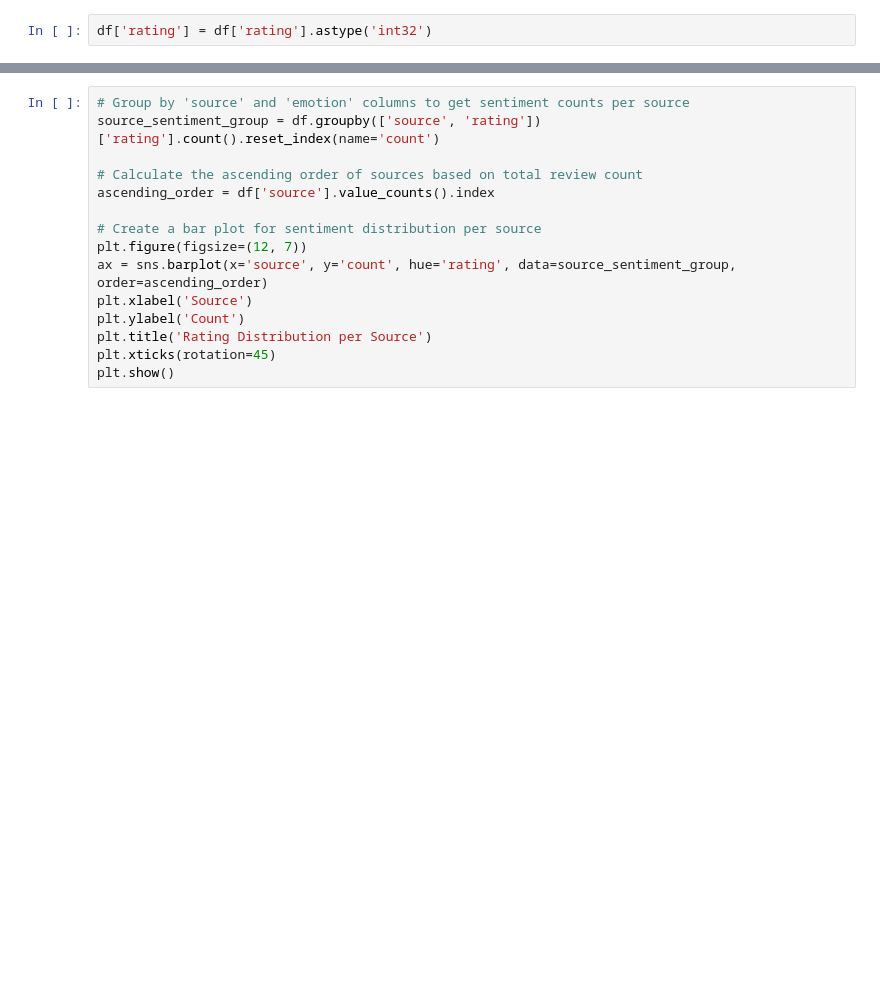
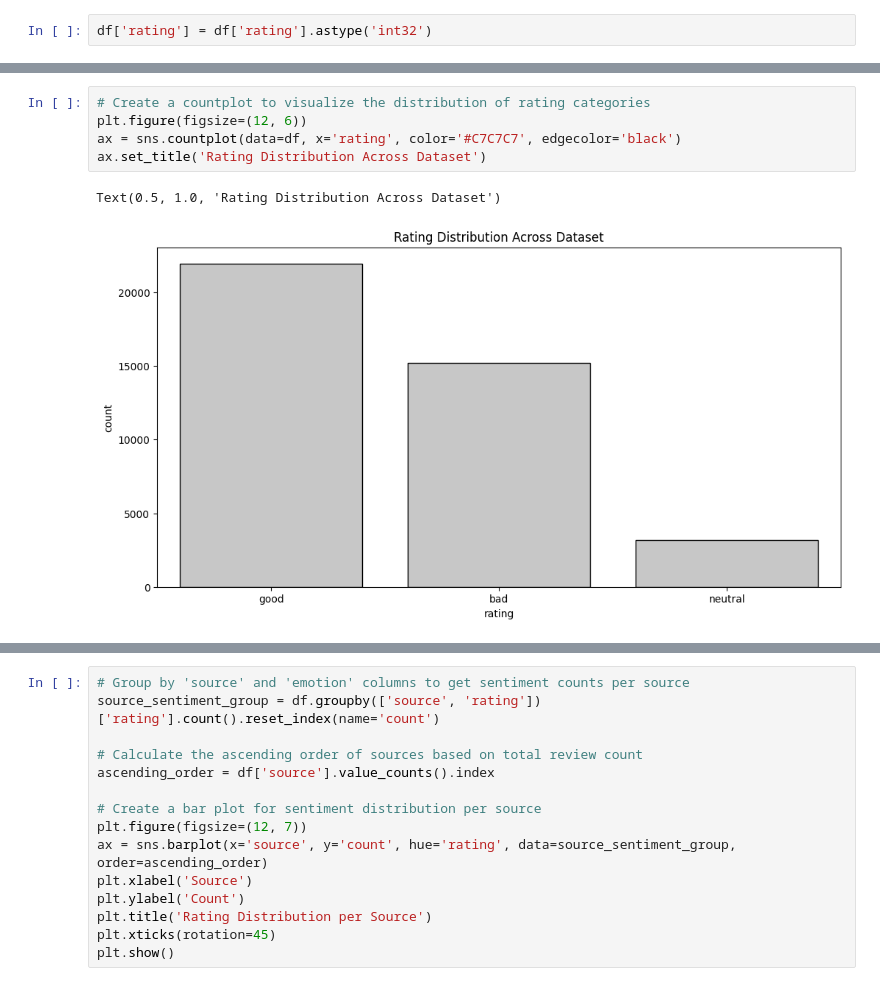
Before and after one commit to ndungek/Threads-Reviews-Sentiment-Analysis, a Jupyter notebook: reviews.ipynb, the cells around one changed output, grey strips where cells are left out. Drawn from its saved outputs; the diff is of its cells as text; blank space fills up the shorter version.

```diff
--- a/reviews.ipynb
+++ b/reviews.ipynb
@@ -213,0 +205,8 @@ plt.show()
+# %%
+# Create a countplot to visualize the distribution of rating categories
+plt.figure(figsize=(12, 6))
+ax = sns.countplot(data=df, x='rating', color='#C7C7C7', edgecolor='black')
+ax.set_title('Rating Distribution Across Dataset')
+# %% [output]
+Text(0.5, 1.0, 'Rating Distribution Across Dataset')
+[figure, added]
```
Also changed, not shown: parts of 41 cells of this notebook.
